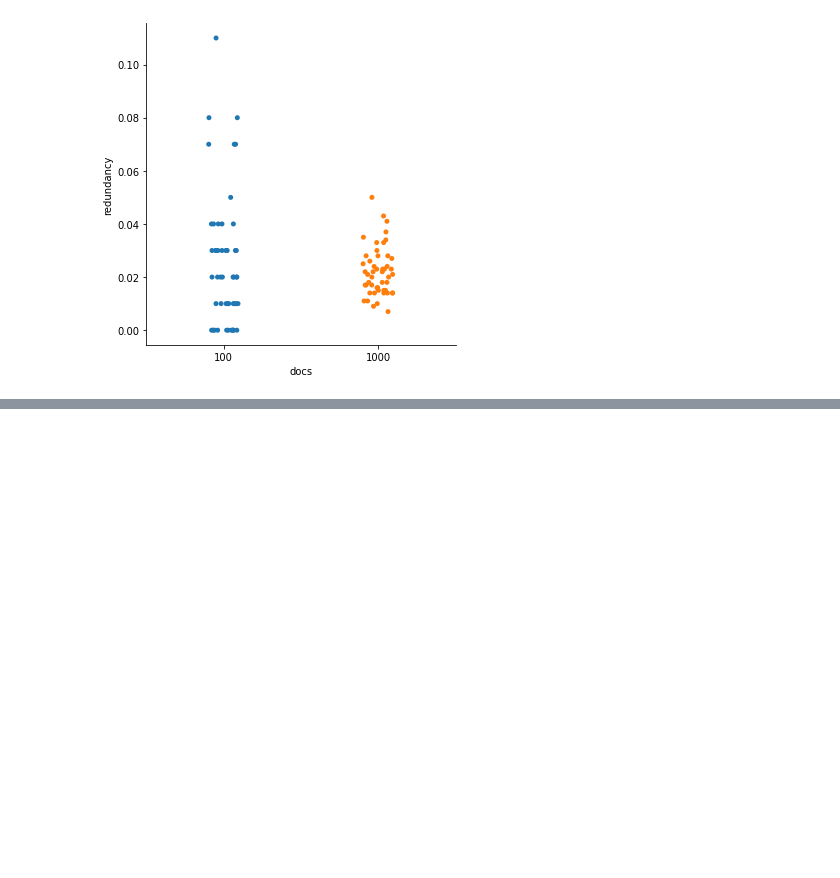
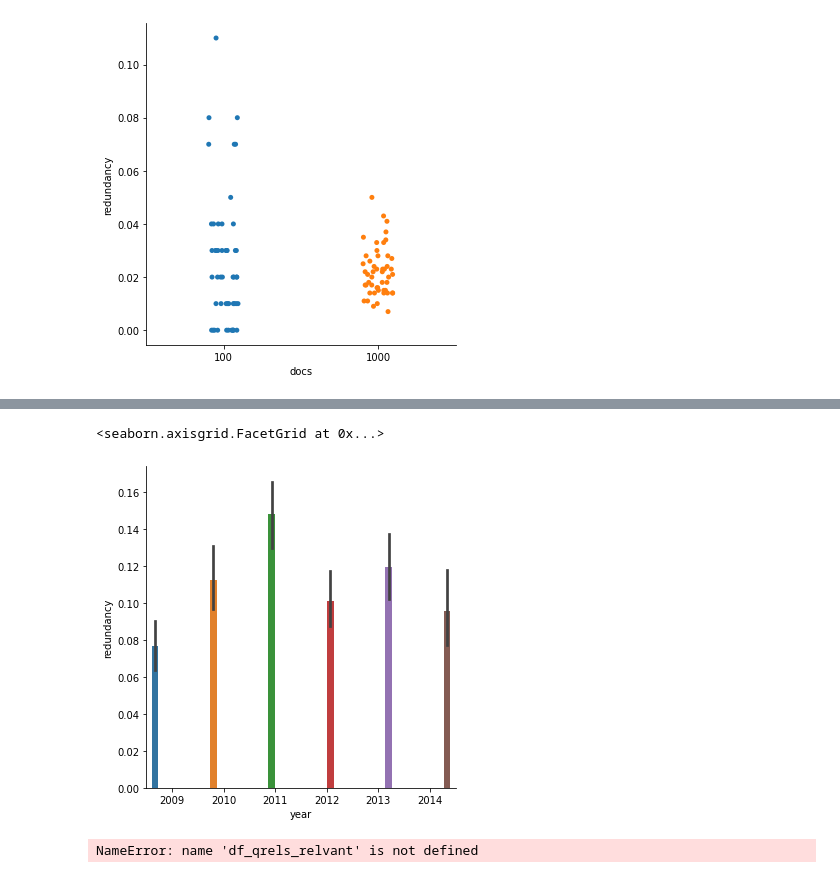
Before and after one commit to chatnoir-eu/chatnoir-copycat, a Jupyter notebook: src/main/jupyter/copycat-on-argsme.ipynb, the cells around one changed output, grey strips where cells are left out. Saved outputs shown, nothing was run; the diff lists cells and outputs as text; code cells hidden in the pictures; blank space fills up the shorter version.

```diff
--- a/src/main/jupyter/copycat-on-argsme.ipynb
+++ b/src/main/jupyter/copycat-on-argsme.ipynb
@@ -97,0 +276,4 @@ sns.catplot(data=df, x='docs', y='redundancy', hue='docs')
+# %%
+df_qrels_irrelevant = pd.read_json(DIR + 'redundant-in-qrels-irrelevant.jsonl', lines=True)
+
+df_qrels_irrelevant
@@ -97,0 +304,9 @@ sns.catplot(data=df, x='docs', y='redundancy', hue='docs')
+# %%
+sns.catplot(data=df_qrels_irrelevant, kind='bar', x='year', y='redundancy', hue='year')
+# %% [output]
+<seaborn.axisgrid.FacetGrid at 0x...>
+[figure, added]
+# %%
+sns.catplot(data=df_qrels_relvant, kind='bar', x='year', y='redundancy', hue='year')
+# %% [output]
+NameError: name 'df_qrels_relvant' is not defined
```
Also changed, not shown: parts of 28 cells of this notebook.
